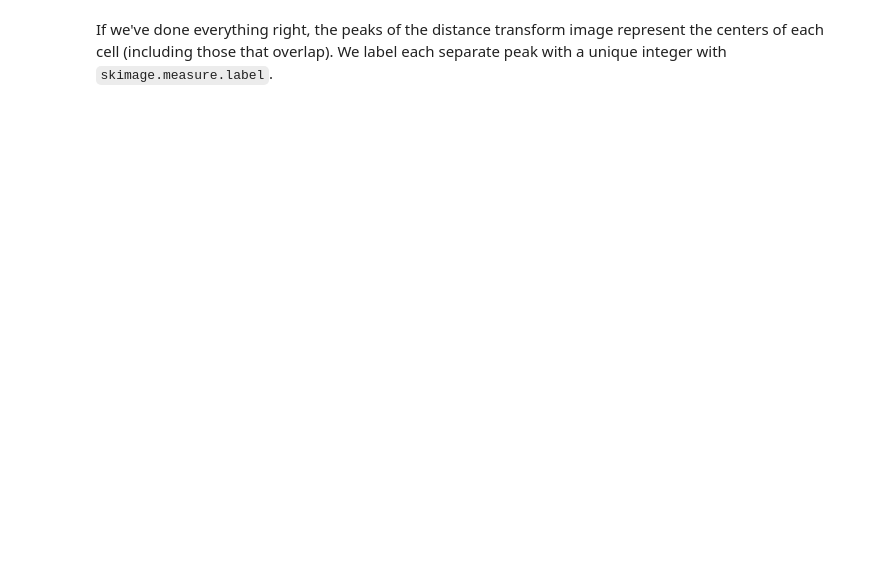
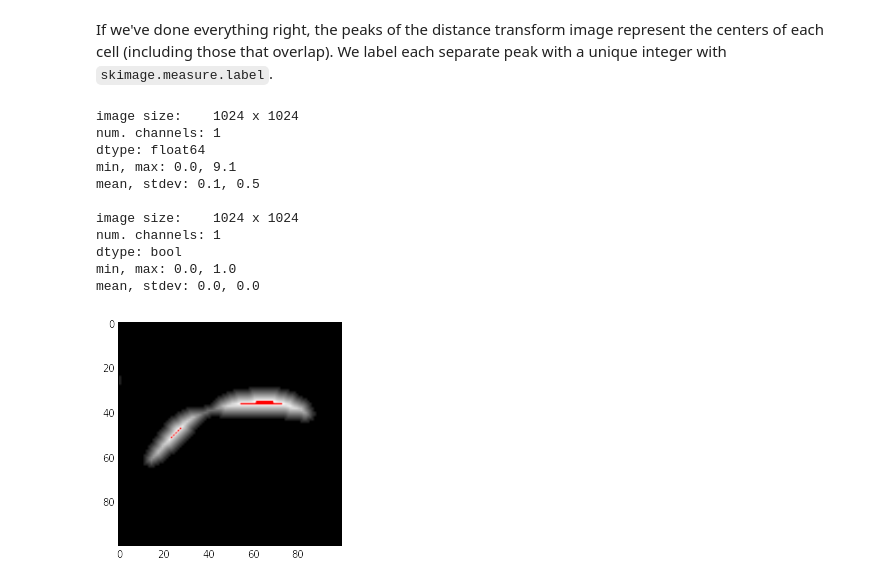
Before and after one commit to brikeats/Image-Analysis-in-Python, a Jupyter notebook: Intro to Image Analysis in Python.ipynb, the cells around one changed output. Drawn from its saved outputs; the diff is of its cells as text; code cells hidden in the pictures; blank space fills up the shorter version.

```diff
--- a/Intro to Image Analysis in Python.ipynb
+++ b/Intro to Image Analysis in Python.ipynb
@@ -335,19 +471,36 @@ If we've done everything right, the peaks of the distance transform image repres
 # %%
 from skimage import feature, measure
 from matplotlib.colors import ListedColormap
 
 def imshow_overlay(im, mask, alpha=0.5, color='red', **kwargs):
     """Show semi-transparent red mask over an image"""
     mask = mask > 0
     mask = np.ma.masked_where(~mask, mask)
     plt.imshow(im, **kwargs)
     plt.imshow(mask, alpha=alpha, cmap=ListedColormap([color]))
 
 
 peaks_im = feature.peak_local_max(distance_im, indices=False)
 
+from BKlib import print_image_properties
+print_image_properties(distance_im)
+print_image_properties(peaks_im)
+
 plt.figure()
 imshow_overlay(distance_im[850:950, 300:400], peaks_im[850:950, 300:400], alpha=1, cmap='gray')
+# %% [output]
+image size:    1024 x 1024
+num. channels: 1
+dtype: float64
+min, max: 0.0, 9.1
+mean, stdev: 0.1, 0.5
+
+image size:    1024 x 1024
+num. channels: 1
+dtype: bool
+min, max: 0.0, 1.0
+mean, stdev: 0.0, 0.0
+[figure, added]
 # %%
 import matplotlib
 random_colors = matplotlib.colors.ListedColormap (np.random.rand ( 256,3))
```
Also changed, not shown: parts of 30 cells of this notebook, 1 other file.
